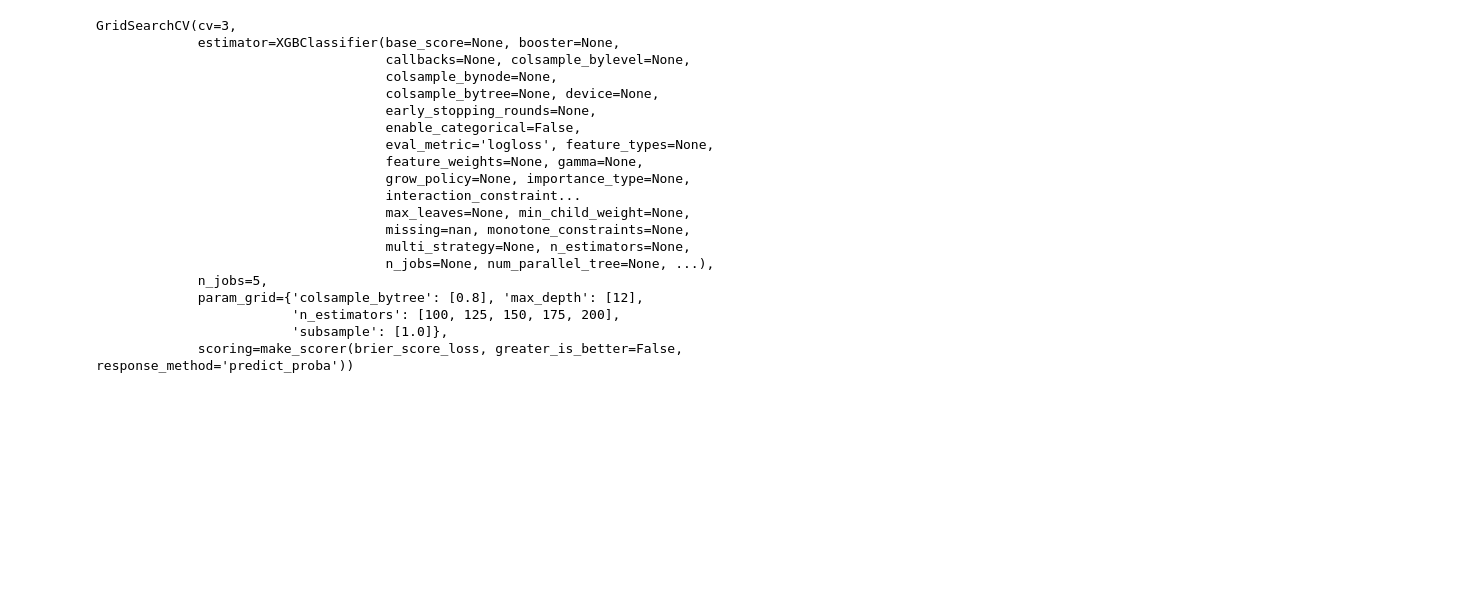
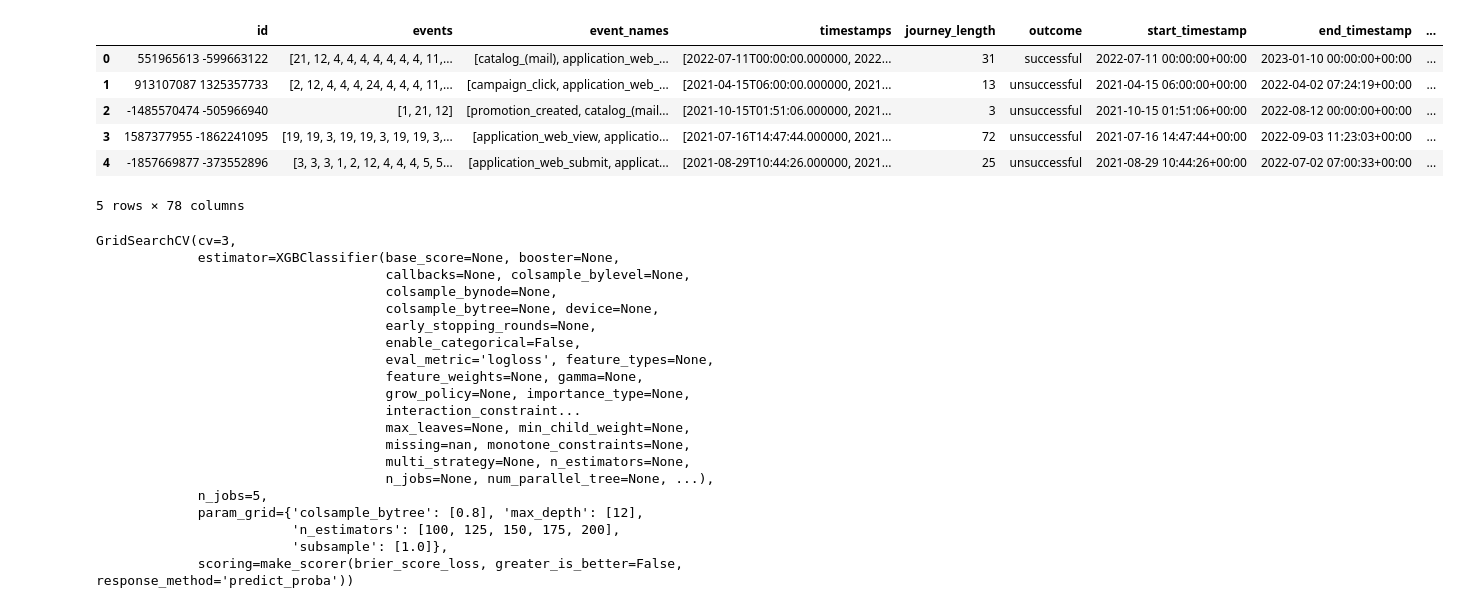
Before and after one commit to yubenjamin2022/UCLAStatsM148, a Jupyter notebook: xgboost_model.ipynb, the cells around one changed output. Cells and saved outputs as stored; diff of their text form; code cells hidden in the pictures; blank space fills up the shorter version.

```diff
--- a/xgboost_model.ipynb
+++ b/xgboost_model.ipynb
@@ -11,3 +31,13 @@ val_df = pd.read_parquet('data/validation_data_features.parquet')
+# %%
+val_df.head()
+# %% [output]
+|  | id | events | event_names | timestamps | journey_length | outcome | start_timestamp | end_timestamp | ... |
+| 0 | 551965613 -599663122 | [21, 12, 4, 4, 4, 4, 4, 4, 4, 11,... | [catalog_(mail), application_web_... | [2022-07-11T00:00:00.000000, 2022... | 31 | successful | 2022-07-11 00:00:00+00:00 | 2023-01-10 00:00:00+00:00 | ... |
+| 1 | 913107087 1325357733 | [2, 12, 4, 4, 4, 24, 4, 4, 4, 11,... | [campaign_click, application_web_... | [2021-04-15T06:00:00.000000, 2021... | 13 | unsuccessful | 2021-04-15 06:00:00+00:00 | 2022-04-02 07:24:19+00:00 | ... |
+| 2 | -1485570474 -505966940 | [1, 21, 12] | [promotion_created, catalog_(mail... | [2021-10-15T01:51:06.000000, 2021... | 3 | unsuccessful | 2021-10-15 01:51:06+00:00 | 2022-08-12 00:00:00+00:00 | ... |
+| 3 | 1587377955 -1862241095 | [19, 19, 3, 19, 19, 3, 19, 19, 3,... | [application_web_view, applicatio... | [2021-07-16T14:47:44.000000, 2021... | 72 | unsuccessful | 2021-07-16 14:47:44+00:00 | 2022-09-03 11:23:03+00:00 | ... |
+| 4 | -1857669877 -373552896 | [3, 3, 3, 1, 2, 12, 4, 4, 4, 5, 5... | [application_web_submit, applicat... | [2021-08-29T10:44:26.000000, 2021... | 25 | unsuccessful | 2021-08-29 10:44:26+00:00 | 2022-07-02 07:00:33+00:00 | ... |
+5 rows × 78 columns
 # %%
 X_train = train_df.drop(columns=['id', 'events', 'event_names', 'timestamps', 'outcome', 'start_timestamp', 'end_timestamp', 'current_datetime'])
 y_train = (train_df["outcome"] == 'successful').astype('int')
```
Also changed, not shown: parts of 1 cell of this notebook, 2 other files.
